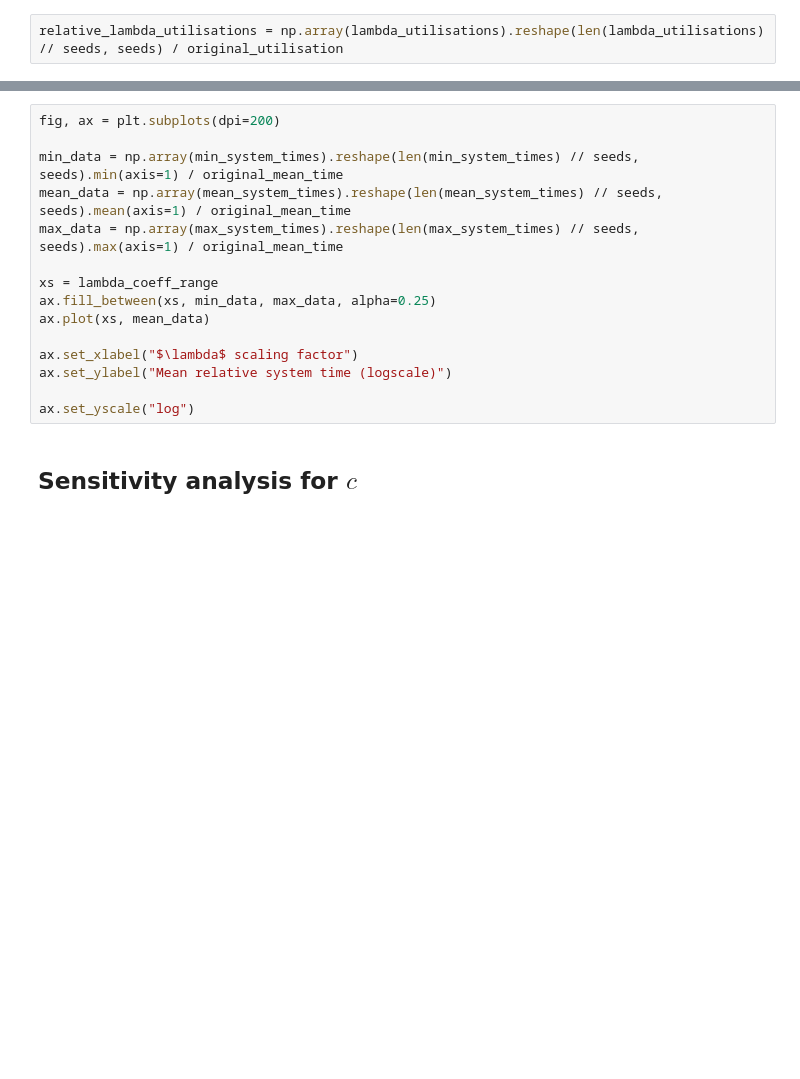
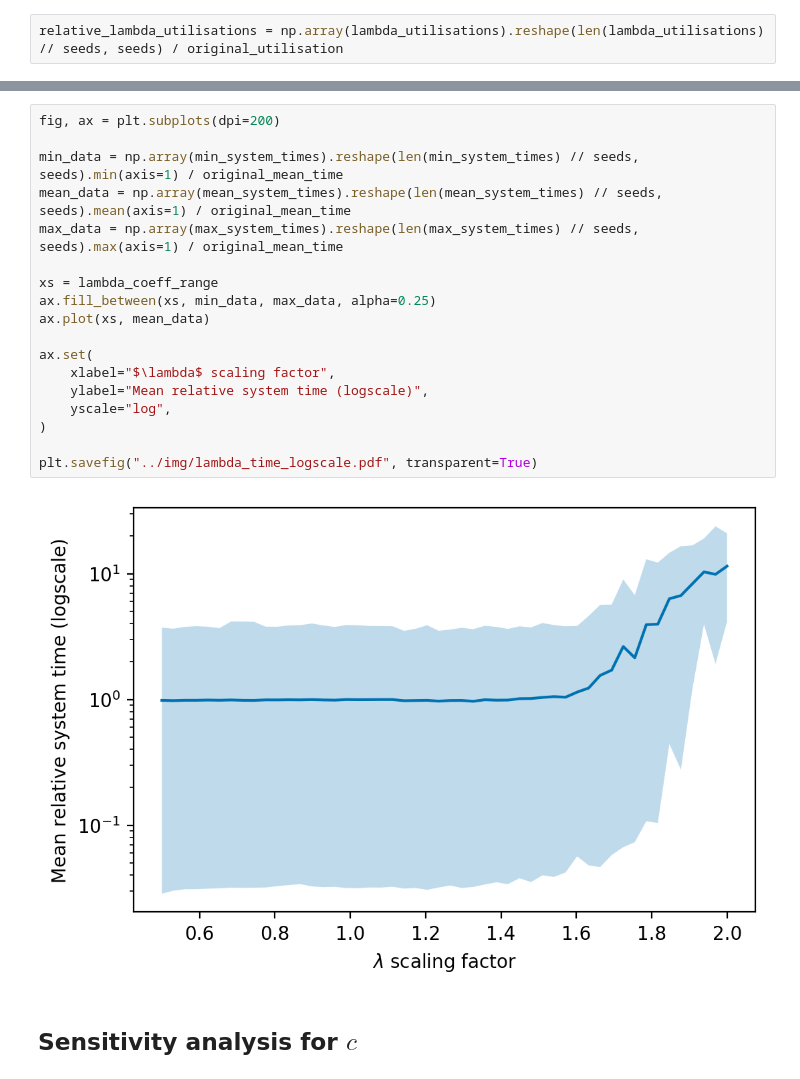
Before and after one commit to daffidwilde/copd-paper, a Jupyter notebook: nbs/scenarios.ipynb, the cells around one changed output, grey strips where cells are left out. Drawn from its saved outputs; the diff is of its cells as text; blank space fills up the shorter version.

```diff
--- a/nbs/scenarios.ipynb
+++ b/nbs/scenarios.ipynb
@@ -153,18 +167,23 @@ max_system_times = [result["system_time"].quantile(.75) for result in lambda_res
 # %%
 fig, ax = plt.subplots(dpi=200)
 
 min_data = np.array(min_system_times).reshape(len(min_system_times) // seeds, seeds).min(axis=1) / original_mean_time
 mean_data = np.array(mean_system_times).reshape(len(mean_system_times) // seeds, seeds).mean(axis=1) / original_mean_time
 max_data = np.array(max_system_times).reshape(len(max_system_times) // seeds, seeds).max(axis=1) / original_mean_time
 
 xs = lambda_coeff_range
 ax.fill_between(xs, min_data, max_data, alpha=0.25)
 ax.plot(xs, mean_data)
 
-ax.set_xlabel("$\lambda$ scaling factor")
-ax.set_ylabel("Mean relative system time (logscale)")
+ax.set(
+    xlabel="$\lambda$ scaling factor",
+    ylabel="Mean relative system time (logscale)",
+    yscale="log",
+)
 
-ax.set_yscale("log")
+plt.savefig("../img/lambda_time_logscale.pdf", transparent=True)
+# %% [output]
+[figure, added]
 # %% [markdown]
 ## Sensitivity analysis for $c$
 # %%
```
Also changed, not shown: parts of 9 cells of this notebook, 6 other files.
